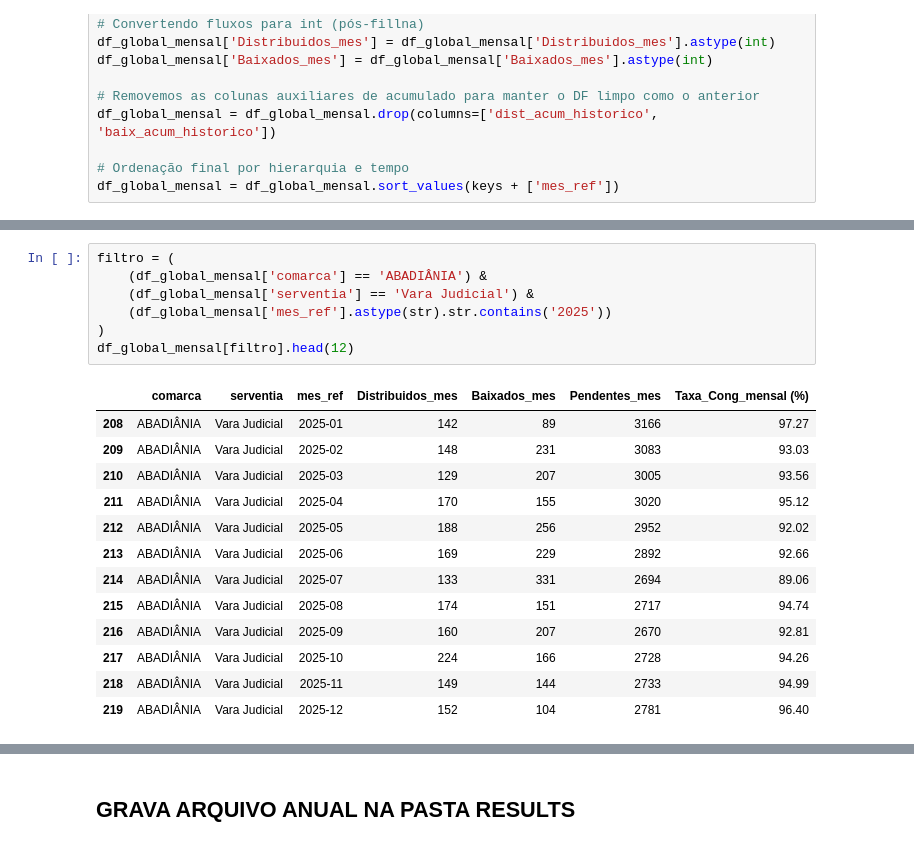
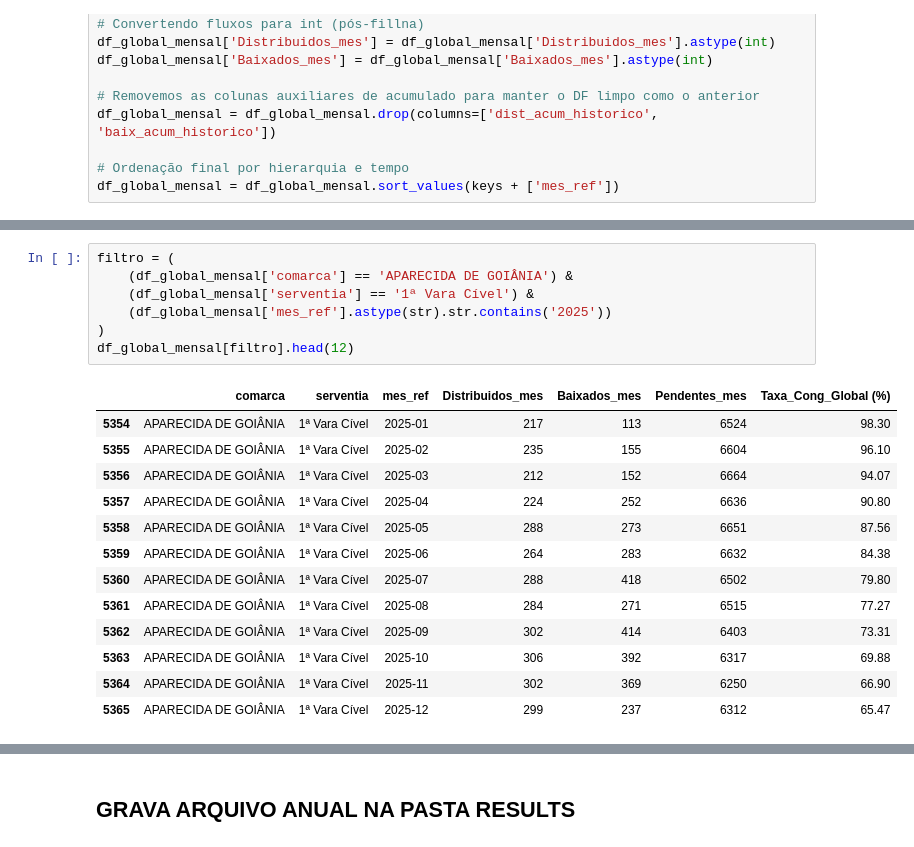
Before and after one commit to dvjuliocesar/TJGO_Projeto7_TxCongGeral, a Jupyter notebook: tx_cong_mensal.ipynb, the cells around one changed output, grey strips where cells are left out. Saved outputs shown, nothing was run; the diff lists cells and outputs as text.

```diff
--- a/tx_cong_mensal.ipynb
+++ b/tx_cong_mensal.ipynb
@@ -410,22 +519,22 @@ df_mes.head(13)
 | 459 | ALEXÂNIA | Vara Judicial | 2025-01 | 271 | 298 | 7215 | 96.03 |
 # %%
 filtro = (
-    (df_global_mensal['comarca'] == 'ABADIÂNIA') &
-    (df_global_mensal['serventia'] == 'Vara Judicial') &
+    (df_global_mensal['comarca'] == 'APARECIDA DE GOIÂNIA') &
+    (df_global_mensal['serventia'] == '1ª Vara Cível') &
     (df_global_mensal['mes_ref'].astype(str).str.contains('2025'))
 )
 df_global_mensal[filtro].head(12)
 # %% [output]
-|  | comarca | serventia | mes_ref | Distribuidos_mes | Baixados_mes | Pendentes_mes | Taxa_Cong_mensal (%) |
-| 208 | ABADIÂNIA | Vara Judicial | 2025-01 | 142 | 89 | 3166 | 97.27 |
-| 209 | ABADIÂNIA | Vara Judicial | 2025-02 | 148 | 231 | 3083 | 93.03 |
-| 210 | ABADIÂNIA | Vara Judicial | 2025-03 | 129 | 207 | 3005 | 93.56 |
-| 211 | ABADIÂNIA | Vara Judicial | 2025-04 | 170 | 155 | 3020 | 95.12 |
-| 212 | ABADIÂNIA | Vara Judicial | 2025-05 | 188 | 256 | 2952 | 92.02 |
-| 213 | ABADIÂNIA | Vara Judicial | 2025-06 | 169 | 229 | 2892 | 92.66 |
-| 214 | ABADIÂNIA | Vara Judicial | 2025-07 | 133 | 331 | 2694 | 89.06 |
-| 215 | ABADIÂNIA | Vara Judicial | 2025-08 | 174 | 151 | 2717 | 94.74 |
-| 216 | ABADIÂNIA | Vara Judicial | 2025-09 | 160 | 207 | 2670 | 92.81 |
-| 217 | ABADIÂNIA | Vara Judicial | 2025-10 | 224 | 166 | 2728 | 94.26 |
-| 218 | ABADIÂNIA | Vara Judicial | 2025-11 | 149 | 144 | 2733 | 94.99 |
-| 219 | ABADIÂNIA | Vara Judicial | 2025-12 | 152 | 104 | 2781 | 96.40 |
+|  | comarca | serventia | mes_ref | Distribuidos_mes | Baixados_mes | Pendentes_mes | Taxa_Cong_Global (%) |
+| 5354 | APARECIDA DE GOIÂNIA | 1ª Vara Cível | 2025-01 | 217 | 113 | 6524 | 98.30 |
+| 5355 | APARECIDA DE GOIÂNIA | 1ª Vara Cível | 2025-02 | 235 | 155 | 6604 | 96.10 |
+| 5356 | APARECIDA DE GOIÂNIA | 1ª Vara Cível | 2025-03 | 212 | 152 | 6664 | 94.07 |
+| 5357 | APARECIDA DE GOIÂNIA | 1ª Vara Cível | 2025-04 | 224 | 252 | 6636 | 90.80 |
+| 5358 | APARECIDA DE GOIÂNIA | 1ª Vara Cível | 2025-05 | 288 | 273 | 6651 | 87.56 |
+| 5359 | APARECIDA DE GOIÂNIA | 1ª Vara Cível | 2025-06 | 264 | 283 | 6632 | 84.38 |
+| 5360 | APARECIDA DE GOIÂNIA | 1ª Vara Cível | 2025-07 | 288 | 418 | 6502 | 79.80 |
+| 5361 | APARECIDA DE GOIÂNIA | 1ª Vara Cível | 2025-08 | 284 | 271 | 6515 | 77.27 |
+| 5362 | APARECIDA DE GOIÂNIA | 1ª Vara Cível | 2025-09 | 302 | 414 | 6403 | 73.31 |
+| 5363 | APARECIDA DE GOIÂNIA | 1ª Vara Cível | 2025-10 | 306 | 392 | 6317 | 69.88 |
+| 5364 | APARECIDA DE GOIÂNIA | 1ª Vara Cível | 2025-11 | 302 | 369 | 6250 | 66.90 |
+| 5365 | APARECIDA DE GOIÂNIA | 1ª Vara Cível | 2025-12 | 299 | 237 | 6312 | 65.47 |
```
Also changed, not shown: parts of 11 cells of this notebook.
